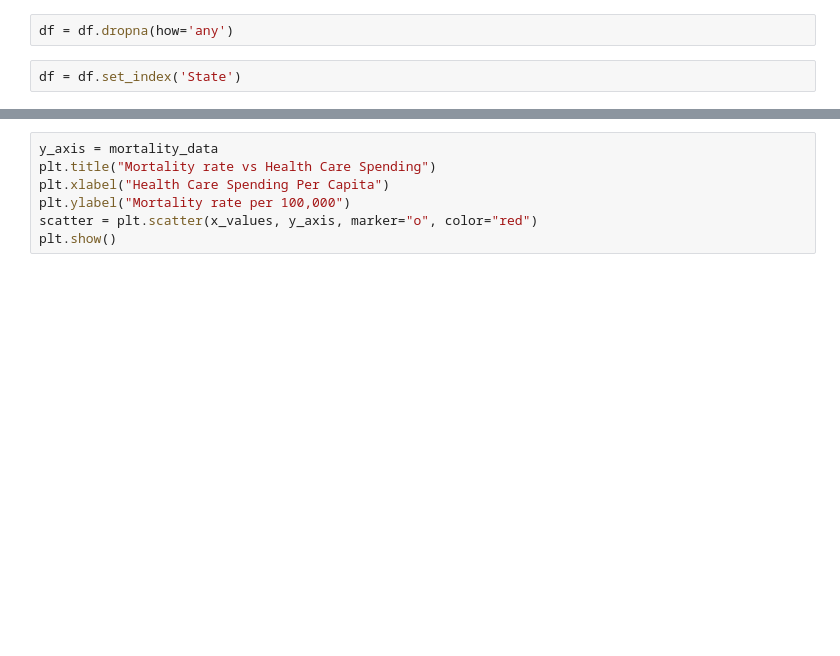
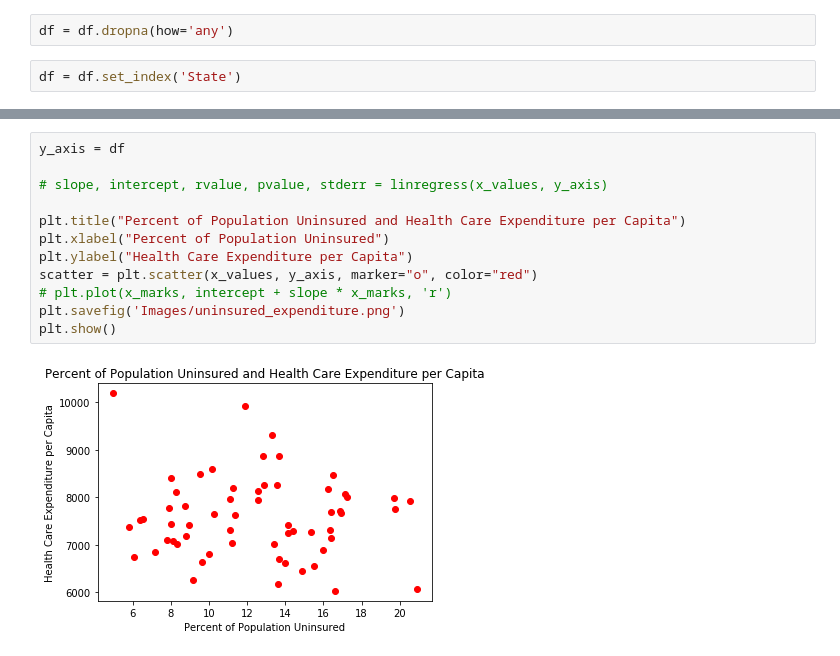
Before and after one commit to TJL30308/DREAM_Project, a Jupyter notebook: ER_Visits_Analysis.ipynb, the cells around one changed output, grey strips where cells are left out. Drawn from its saved outputs; the diff is of its cells as text; blank space fills up the shorter version.

```diff
--- a/ER_Visits_Analysis.ipynb
+++ b/ER_Visits_Analysis.ipynb
@@ -537,7 +559,14 @@ df
 # %%
-y_axis = mortality_data
-plt.title("Mortality rate vs Health Care Spending")
-plt.xlabel("Health Care Spending Per Capita")
-plt.ylabel("Mortality rate per 100,000")
+y_axis = df
+
+# slope, intercept, rvalue, pvalue, stderr = linregress(x_values, y_axis)
+
+plt.title("Percent of Population Uninsured and Health Care Expenditure per Capita")
+plt.xlabel("Percent of Population Uninsured")
+plt.ylabel("Health Care Expenditure per Capita")
 scatter = plt.scatter(x_values, y_axis, marker="o", color="red")
+# plt.plot(x_marks, intercept + slope * x_marks, 'r')
+plt.savefig('Images/uninsured_expenditure.png')
 plt.show()
+# %% [output]
+[figure, added]
```
Also changed, not shown: parts of 3 cells of this notebook, 5 other files.
